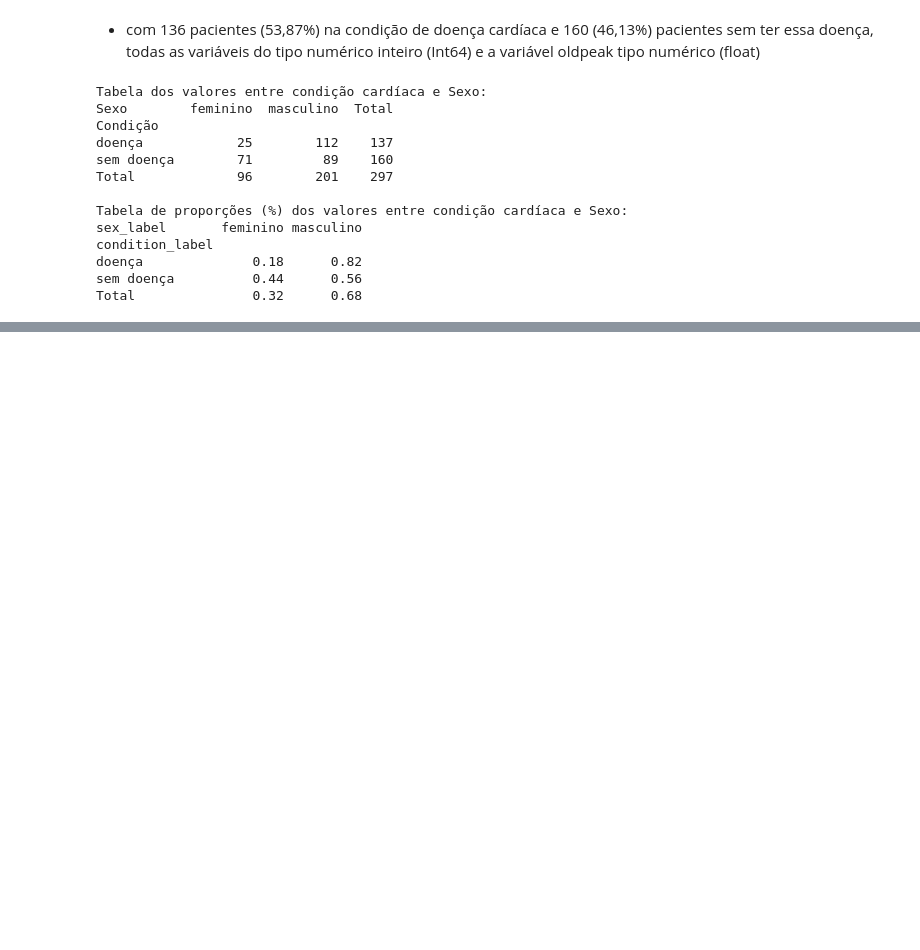
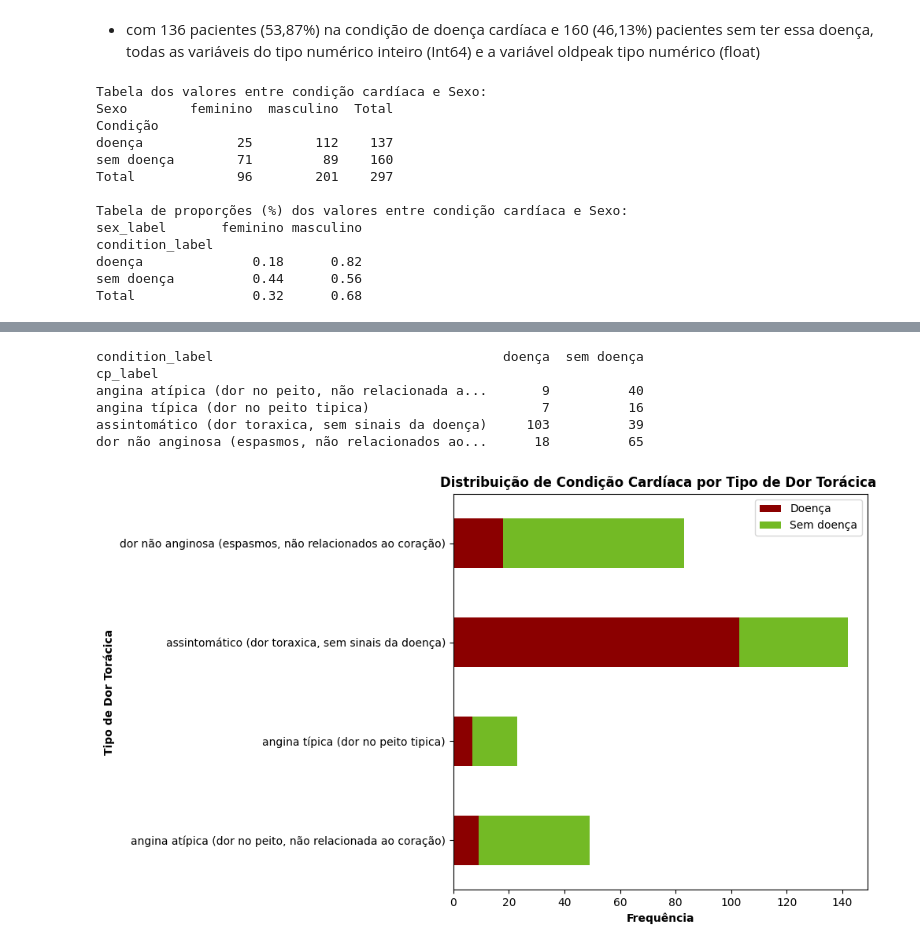
Before and after one commit to luiscpl/PUC_MVP, a Jupyter notebook: MVP_LUIS CLAUDIO.ipynb, the cells around one changed output, grey strips where cells are left out. Cells and saved outputs as stored; diff of their text form; code cells hidden in the pictures; blank space fills up the shorter version.

```diff
--- a/MVP_LUIS CLAUDIO.ipynb
+++ b/MVP_LUIS CLAUDIO.ipynb
@@ -311,0 +345,29 @@ plt.show()
+# %%
+# Gráfico de barras empilhadas horizontal entre cp_label e condition_label
+# Tabela cruzada entre cp_label e condition_label
+tabela_cp_condition = pd.crosstab(df['cp_label'], df['condition_label'])
+
+# Exibe a tabela
+print(tabela_cp_condition)
+
+cores = ['#8B0000', '#73ba25']  # vermelho para doença, verde escuro para sem doença
+tabela_cp_condition[['doença', 'sem doença']].plot(
+    kind='barh',
+    stacked=True,
+    color=cores,
+    figsize=(10, 6)
+)
+plt.ylabel('Tipo de Dor Torácica', fontweight='bold')
+plt.xlabel('Frequência', fontweight='bold')
+plt.title('Distribuição de Condição Cardíaca por Tipo de Dor Torácica ', fontweight='bold')
+plt.legend(['Doença', 'Sem doença'])
+plt.tight_layout()
+plt.show()
+# %% [output]
+condition_label                                     doença  sem doença
+cp_label
+angina atípica (dor no peito, não relacionada a...       9          40
+angina típica (dor no peito tipica)                      7          16
+assintomático (dor toraxica, sem sinais da doença)     103          39
+dor não anginosa (espasmos, não relacionados ao...      18          65
+[figure, added]
```
Also changed, not shown: parts of 10 cells of this notebook.
